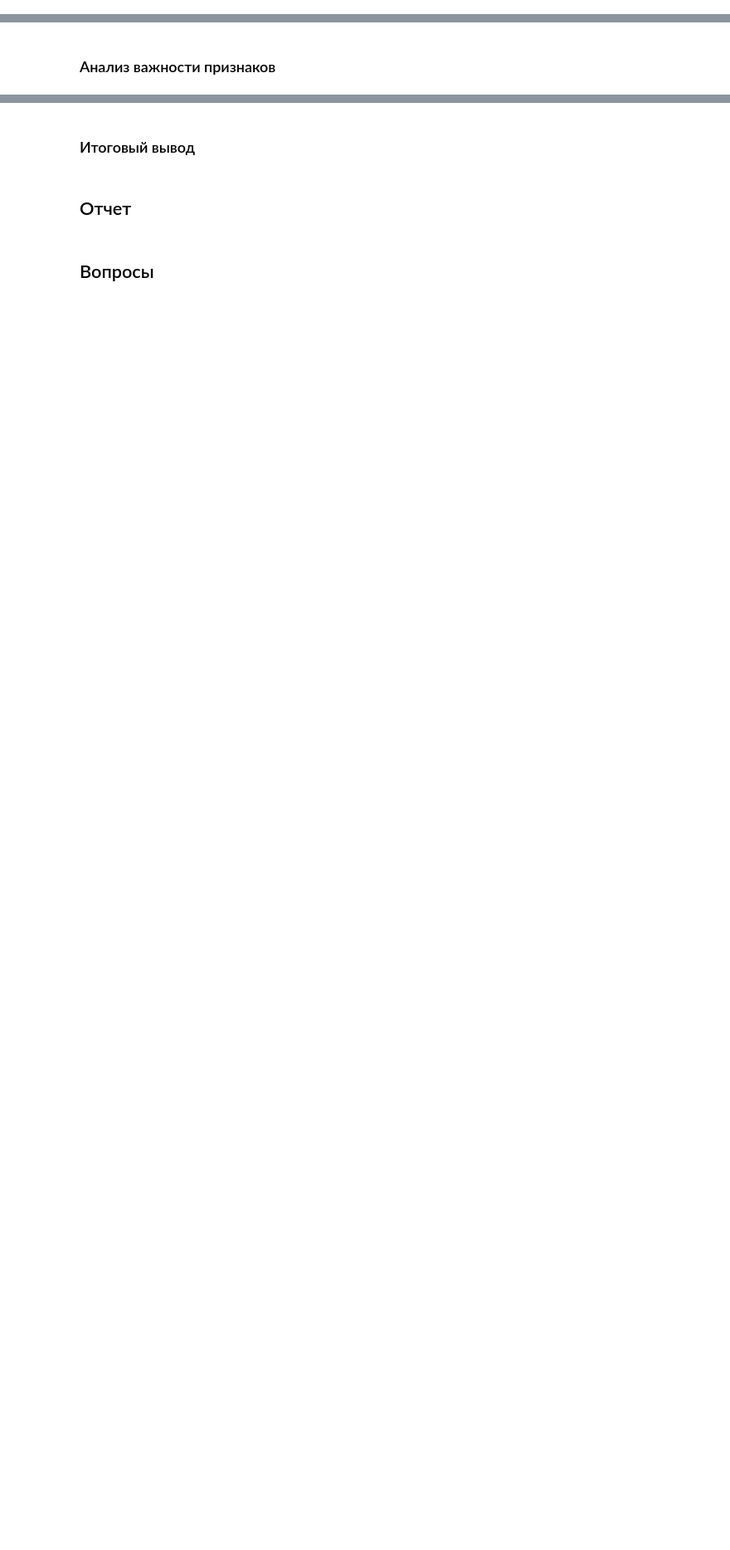
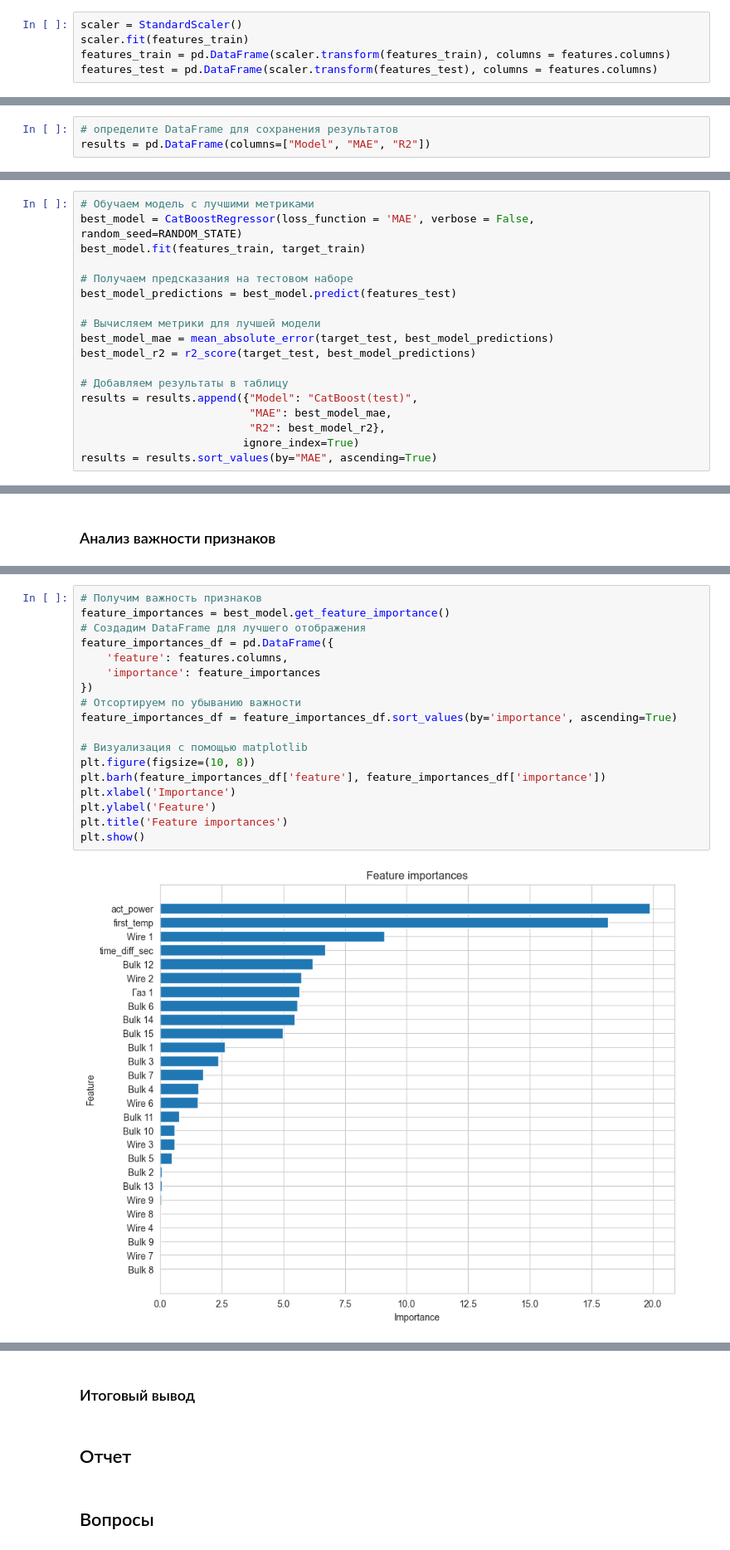
Before and after one commit to AleksTurov/Data-Science, a Jupyter notebook: industry_steel/industry_steel.ipynb, the cells around one changed output, grey strips where cells are left out. Shown at 83% size. Cells and saved outputs as stored; diff of their text form; blank space fills up the shorter version.

```diff
--- a/industry_steel/industry_steel.ipynb
+++ b/industry_steel/industry_steel.ipynb
@@ -925,4 +961,9 @@ plt.show()
 # %% [markdown]
 ### Масштабирование
+# %%
+scaler = StandardScaler()
+scaler.fit(features_train)
+features_train = pd.DataFrame(scaler.transform(features_train), columns = features.columns)
+features_test = pd.DataFrame(scaler.transform(features_test), columns = features.columns)
 # %% [markdown]
 ### Обучение и выбор моделей
@@ -934,0 +977,3 @@ plt.show()
+# %%
+# определите DataFrame для сохранения результатов
+results = pd.DataFrame(columns=["Model", "MAE", "R2"])
@@ -934,0 +1044,18 @@ plt.show()
+# %%
+# Обучаем модель с лучшими метриками
+best_model = CatBoostRegressor(loss_function = 'MAE', verbose = False, random_seed=RANDOM_STATE)
+best_model.fit(features_train, target_train)
+
+# Получаем предсказания на тестовом наборе
+best_model_predictions = best_model.predict(features_test)
+
+# Вычисляем метрики для лучшей модели
+best_model_mae = mean_absolute_error(target_test, best_model_predictions)
+best_model_r2 = r2_score(target_test, best_model_predictions)
+
+# Добавляем результаты в таблицу
+results = results.append({"Model": "CatBoost(test)",
+                          "MAE": best_model_mae,
+                          "R2": best_model_r2},
+                         ignore_index=True)
+results = results.sort_values(by="MAE", ascending=True)
@@ -944,0 +1077,20 @@ plt.show()
+# %%
+# Получим важность признаков
+feature_importances = best_model.get_feature_importance()
+# Создадим DataFrame для лучшего отображения
+feature_importances_df = pd.DataFrame({
+    'feature': features.columns,
+    'importance': feature_importances
+})
+# Отсортируем по убыванию важности
+feature_importances_df = feature_importances_df.sort_values(by='importance', ascending=True)
+
+# Визуализация с помощью matplotlib
+plt.figure(figsize=(10, 8))
+plt.barh(feature_importances_df['feature'], feature_importances_df['importance'])
+plt.xlabel('Importance')
+plt.ylabel('Feature')
+plt.title('Feature importances')
+plt.show()
+# %% [output]
+[figure, added]
```
Also changed, not shown: parts of 26 cells of this notebook, 9 other files.
